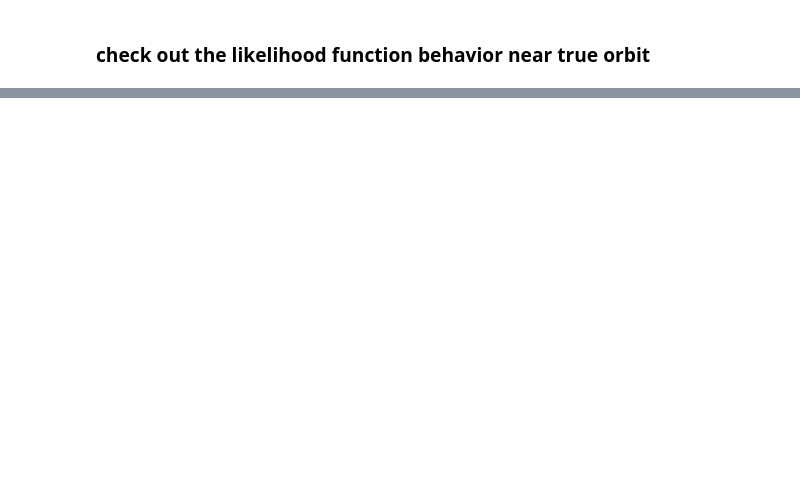
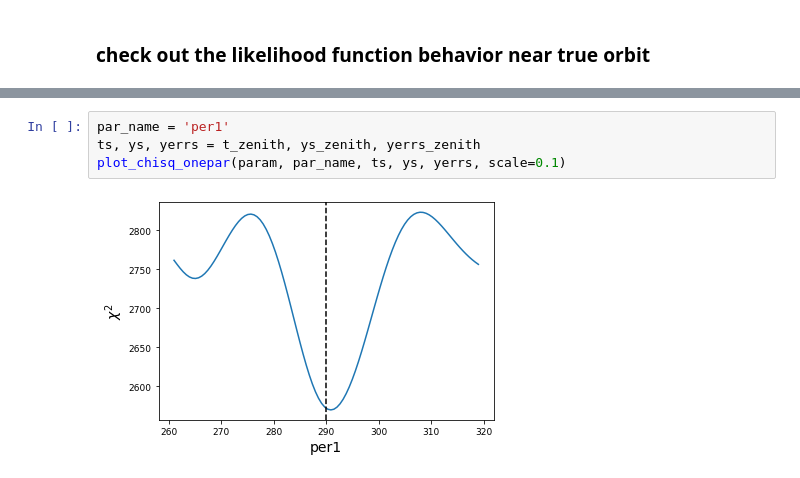
Before and after one commit to megbedell/thethethe, a Jupyter notebook: cadence/03-injection-recovery.ipynb, the cells around one changed output, grey strips where cells are left out. Cells and saved outputs as stored; diff of their text form; blank space fills up the shorter version.

```diff
--- a/cadence/03-injection-recovery.ipynb
+++ b/cadence/03-injection-recovery.ipynb
@@ -138,0 +148,6 @@ plot_chisq_onepar(param, par_name, ts, ys, yerrs, scale=0.2)
+# %%
+par_name = 'per1'
+ts, ys, yerrs = t_zenith, ys_zenith, yerrs_zenith
+plot_chisq_onepar(param, par_name, ts, ys, yerrs, scale=0.1)
+# %% [output]
+[figure, added]
```
Also changed, not shown: parts of 22 cells of this notebook.
